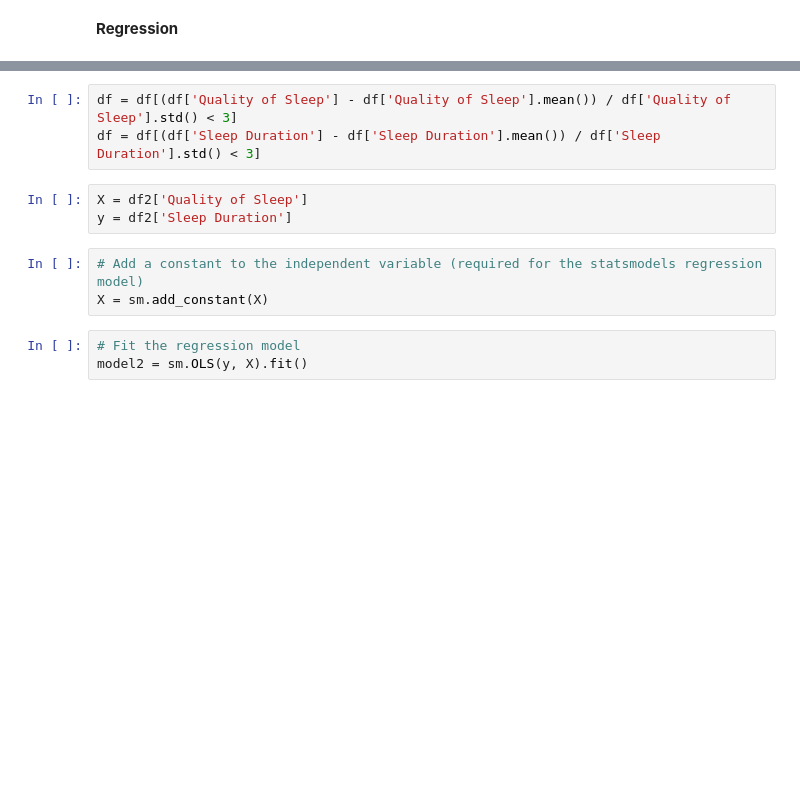
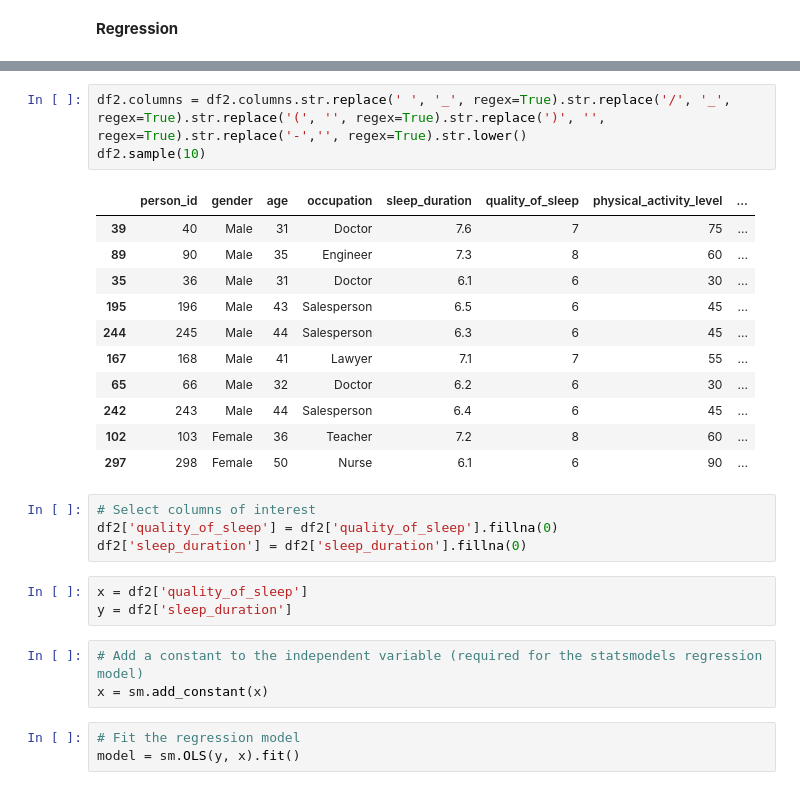
Before and after one commit to Helzheng123/datasci_5_statistics, a Jupyter notebook: datasci_5_statistics.ipynb, the cells around one changed output, grey strips where cells are left out. Cells and saved outputs as stored; diff of their text form; blank space fills up the shorter version.

```diff
--- a/datasci_5_statistics.ipynb
+++ b/datasci_5_statistics.ipynb
@@ -157,14 +220,30 @@ df2 = pd.read_csv('Sleep_health_and_lifestyle_dataset.csv')
-# %%
-df = df[(df['Quality of Sleep'] - df['Quality of Sleep'].mean()) / df['Quality of Sleep'].std() < 3]
-df = df[(df['Sleep Duration'] - df['Sleep Duration'].mean()) / df['Sleep Duration'].std() < 3]
-# %%
-X = df2['Quality of Sleep']
-y = df2['Sleep Duration']
+# %%
+df2.columns = df2.columns.str.replace(' ', '_', regex=True).str.replace('/', '_', regex=True).str.replace('(', '', regex=True).str.replace(')', '', regex=True).str.replace('-','', regex=True).str.lower()
+df2.sample(10)
+# %% [output]
+|  | person_id | gender | age | occupation | sleep_duration | quality_of_sleep | physical_activity_level | ... |
+| 39 | 40 | Male | 31 | Doctor | 7.6 | 7 | 75 | ... |
+| 89 | 90 | Male | 35 | Engineer | 7.3 | 8 | 60 | ... |
+| 35 | 36 | Male | 31 | Doctor | 6.1 | 6 | 30 | ... |
+| 195 | 196 | Male | 43 | Salesperson | 6.5 | 6 | 45 | ... |
+| 244 | 245 | Male | 44 | Salesperson | 6.3 | 6 | 45 | ... |
+| 167 | 168 | Male | 41 | Lawyer | 7.1 | 7 | 55 | ... |
+| 65 | 66 | Male | 32 | Doctor | 6.2 | 6 | 30 | ... |
+| 242 | 243 | Male | 44 | Salesperson | 6.4 | 6 | 45 | ... |
+| 102 | 103 | Female | 36 | Teacher | 7.2 | 8 | 60 | ... |
+| 297 | 298 | Female | 50 | Nurse | 6.1 | 6 | 90 | ... |
+# %%
+# Select columns of interest
+df2['quality_of_sleep'] = df2['quality_of_sleep'].fillna(0)
+df2['sleep_duration'] = df2['sleep_duration'].fillna(0)
+# %%
+x = df2['quality_of_sleep']
+y = df2['sleep_duration']
 # %%
 # Add a constant to the independent variable (required for the statsmodels regression model)
-X = sm.add_constant(X)
+x = sm.add_constant(x)
 # %%
 # Fit the regression model
-model2 = sm.OLS(y, X).fit()
+model = sm.OLS(y, x).fit()
 # %%
 # Print the summary of the regression
```
Also changed, not shown: parts of 25 cells of this notebook.
